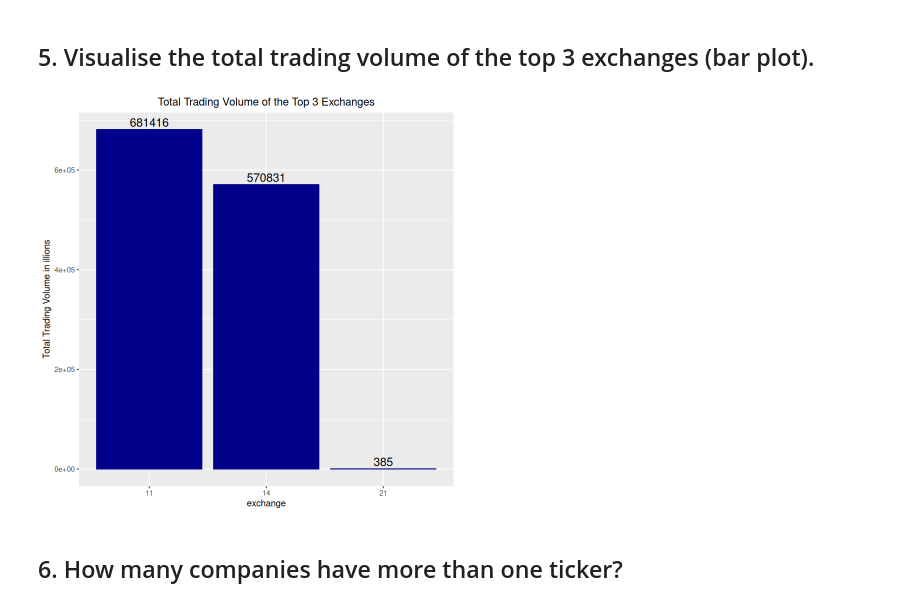
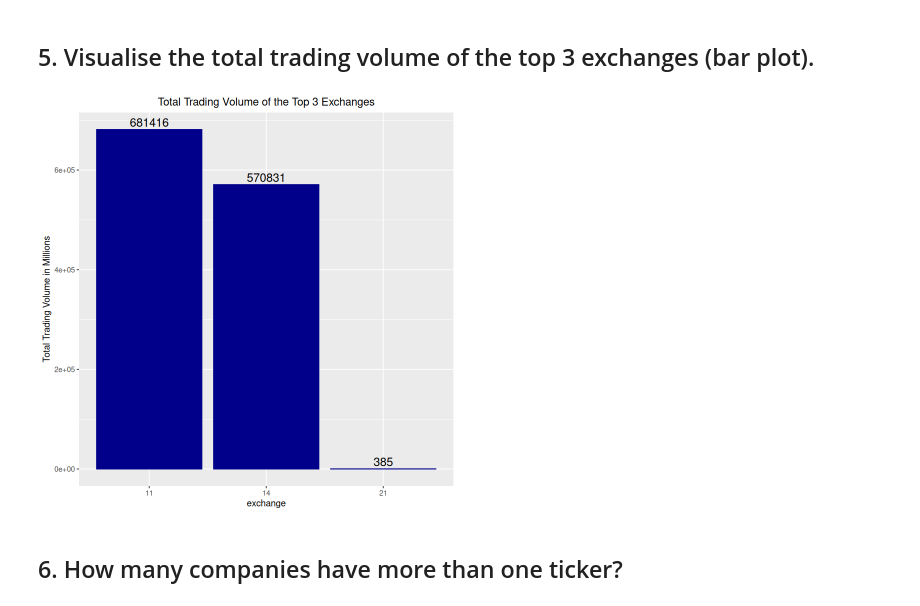
Before and after one commit to mg825/R_Assignment_1, a Jupyter notebook: Assignment-2/code.ipynb, the cells around one changed output. Cells and saved outputs as stored; diff of their text form; code cells hidden in the pictures.

```diff
--- a/Assignment-2/code.ipynb
+++ b/Assignment-2/code.ipynb
@@ -140,15 +122,15 @@ A tibble: 3 × 2
 # %%
 #| fig-cap: "Total Trading Volume of the Top 3 Exchanges"
 ggplot(data_4, aes(x = as.character(exchg), y = total_trading_v/1000000)) +
   geom_bar(stat = "identity", color = "darkblue", fill = "darkblue") +
   geom_text(aes(label = round(total_trading_v/1000000)),
             vjust = -0.3,              # position above the bar
             size = 5) +               # text size
   labs(title = "Total Trading Volume of the Top 3 Exchanges",
-  x= "exchange", y="Total Trading Volume in illions") +
+  x= "exchange", y="Total Trading Volume in Millions") +
   theme(plot.title = element_text(hjust = 0.5))
 # %% [output]
-[figure, old version]
+[figure, new version]
 # %% [markdown]
 ## 6. How many companies have more than one ticker?
 # %%
```
Also changed, not shown: parts of 5 cells of this notebook, 2 other files.
